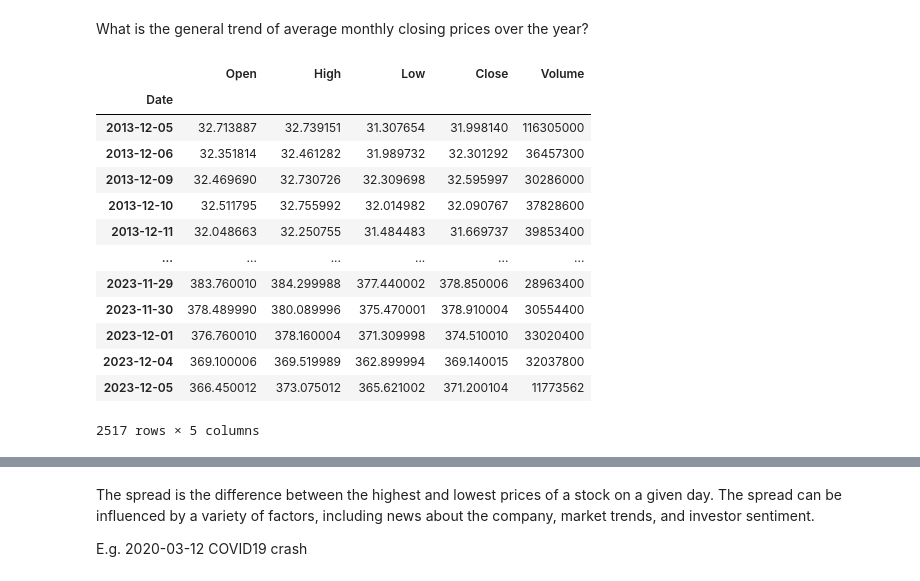
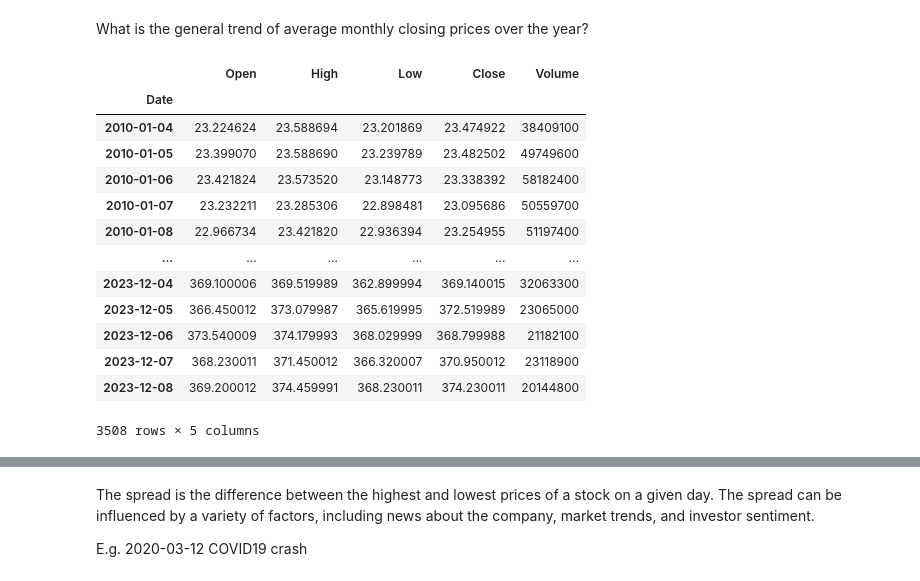
Before and after one commit to HUST-Business-Analytics/business-analytics-project, a Jupyter notebook: Analysis.ipynb, the cells around one changed output, grey strips where cells are left out. Saved outputs shown, nothing was run; the diff lists cells and outputs as text; code cells hidden in the pictures.

```diff
--- a/Analysis.ipynb
+++ b/Analysis.ipynb
@@ -54,25 +54,26 @@ plt.show()
 # %% [markdown]
 What is the general trend of average monthly closing prices over the year?
 # %%
-df_Msft = pd.read_csv('Microsoft_Data.csv')
+df_Msft = pd.read_csv('MSFT.csv')
 df_Msft['Date'] = pd.to_datetime(df_Msft['Date'])
+df_Msft=df_Msft[df_Msft['Date']>='2010-01-01']
 df_Msft.set_index('Date', inplace=True)
 df_Msft
 # %% [output]
 |  | Open | High | Low | Close | Volume |
 | Date |  |  |  |  |  |
-| 2013-12-05 | 32.713887 | 32.739151 | 31.307654 | 31.998140 | 116305000 |
-| 2013-12-06 | 32.351814 | 32.461282 | 31.989732 | 32.301292 | 36457300 |
-| 2013-12-09 | 32.469690 | 32.730726 | 32.309698 | 32.595997 | 30286000 |
-| 2013-12-10 | 32.511795 | 32.755992 | 32.014982 | 32.090767 | 37828600 |
-| 2013-12-11 | 32.048663 | 32.250755 | 31.484483 | 31.669737 | 39853400 |
+| 2010-01-04 | 23.224624 | 23.588694 | 23.201869 | 23.474922 | 38409100 |
+| 2010-01-05 | 23.399070 | 23.588690 | 23.239789 | 23.482502 | 49749600 |
+| 2010-01-06 | 23.421824 | 23.573520 | 23.148773 | 23.338392 | 58182400 |
+| 2010-01-07 | 23.232211 | 23.285306 | 22.898481 | 23.095686 | 50559700 |
+| 2010-01-08 | 22.966734 | 23.421820 | 22.936394 | 23.254955 | 51197400 |
 | ... | ... | ... | ... | ... | ... |
-| 2023-11-29 | 383.760010 | 384.299988 | 377.440002 | 378.850006 | 28963400 |
-| 2023-11-30 | 378.489990 | 380.089996 | 375.470001 | 378.910004 | 30554400 |
-| 2023-12-01 | 376.760010 | 378.160004 | 371.309998 | 374.510010 | 33020400 |
-| 2023-12-04 | 369.100006 | 369.519989 | 362.899994 | 369.140015 | 32037800 |
-| 2023-12-05 | 366.450012 | 373.075012 | 365.621002 | 371.200104 | 11773562 |
+| 2023-12-04 | 369.100006 | 369.519989 | 362.899994 | 369.140015 | 32063300 |
+| 2023-12-05 | 366.450012 | 373.079987 | 365.619995 | 372.519989 | 23065000 |
+| 2023-12-06 | 373.540009 | 374.179993 | 368.029999 | 368.799988 | 21182100 |
+| 2023-12-07 | 368.230011 | 371.450012 | 366.320007 | 370.950012 | 23118900 |
+| 2023-12-08 | 369.200012 | 374.459991 | 368.230011 | 374.230011 | 20144800 |
-2517 rows × 5 columns
+3508 rows × 5 columns
 # %%
 # Resample to calculate average monthly closing prices
 monthly_avg = df_Msft['Close'].resample('M').mean()
```
Also changed, not shown: parts of 10 cells of this notebook, 1 other file.
